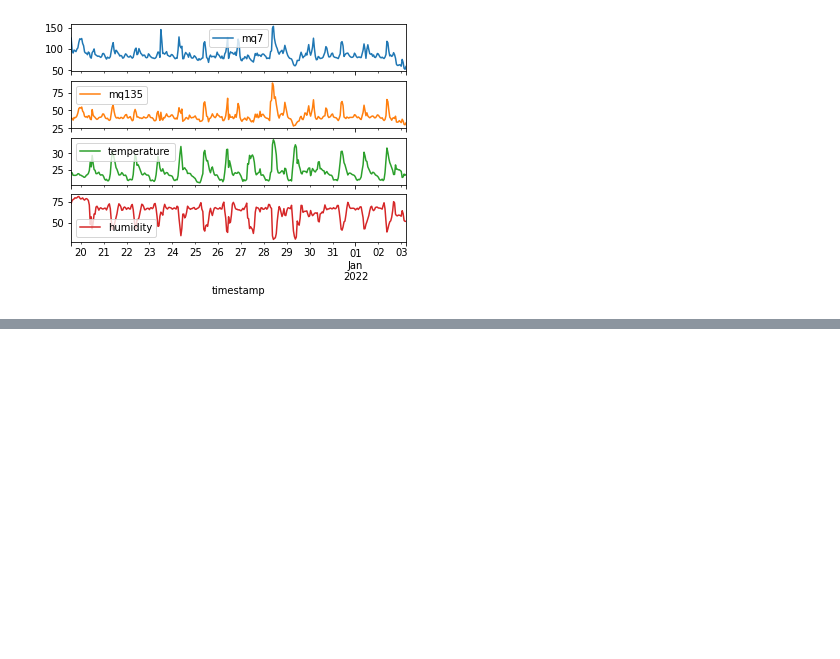
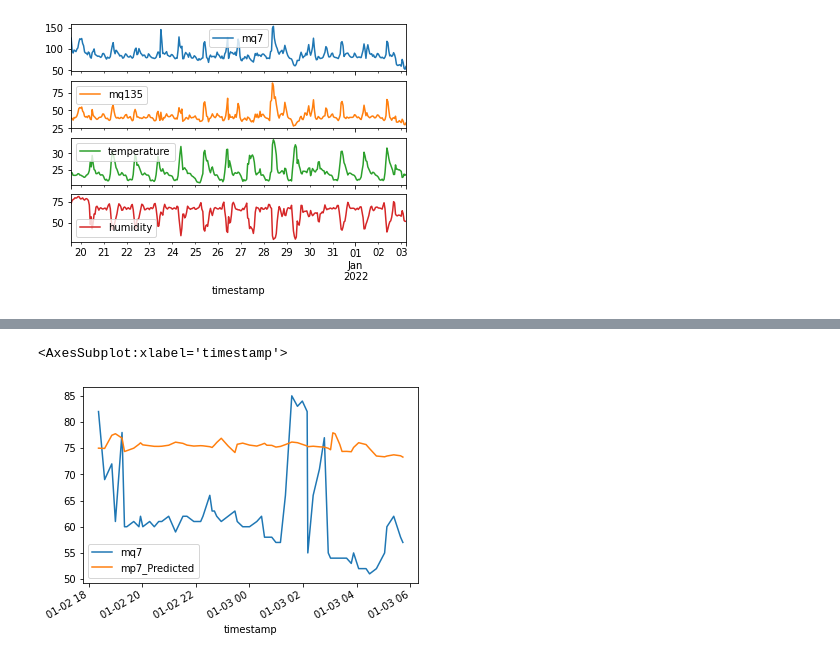
Before and after one commit to sam505/Air_Pollution_Monitoring, a Jupyter notebook: Data_Analysis_Visualization/Model_training.ipynb, the cells around one changed output, grey strips where cells are left out. Cells and saved outputs as stored; diff of their text form; code cells hidden in the pictures; blank space fills up the shorter version.

```diff
--- a/Data_Analysis_Visualization/Model_training.ipynb
+++ b/Data_Analysis_Visualization/Model_training.ipynb
@@ -205,0 +254,3 @@ model.evaluate()
+# %%
+df_pred = pd.concat([pd.DataFrame(preds[:,0]), pd.DataFrame(x_test[:,1:][window_length:])], axis=1)
+df_pred
@@ -205,0 +271,2 @@ model.evaluate()
+# %%
+reverse_transform = scaler.inverse_transform(df_pred)
@@ -205,0 +313,3 @@ model.evaluate()
+# %%
+df_final = raw_df[preds.shape[0]*-1:]
+df_final.count()
@@ -205,0 +322,3 @@ model.evaluate()
+# %%
+df_final["mq7_Predicted"] = reverse_transform[:,0]
+df_final
@@ -205,0 +345,5 @@ model.evaluate()
+# %%
+df_final[["mq7", "mq7_Predicted"]].plot(subplots=False)
+# %% [output]
+<AxesSubplot:xlabel='timestamp'>
+[figure, added]
```
Also changed, not shown: parts of 17 cells of this notebook.
